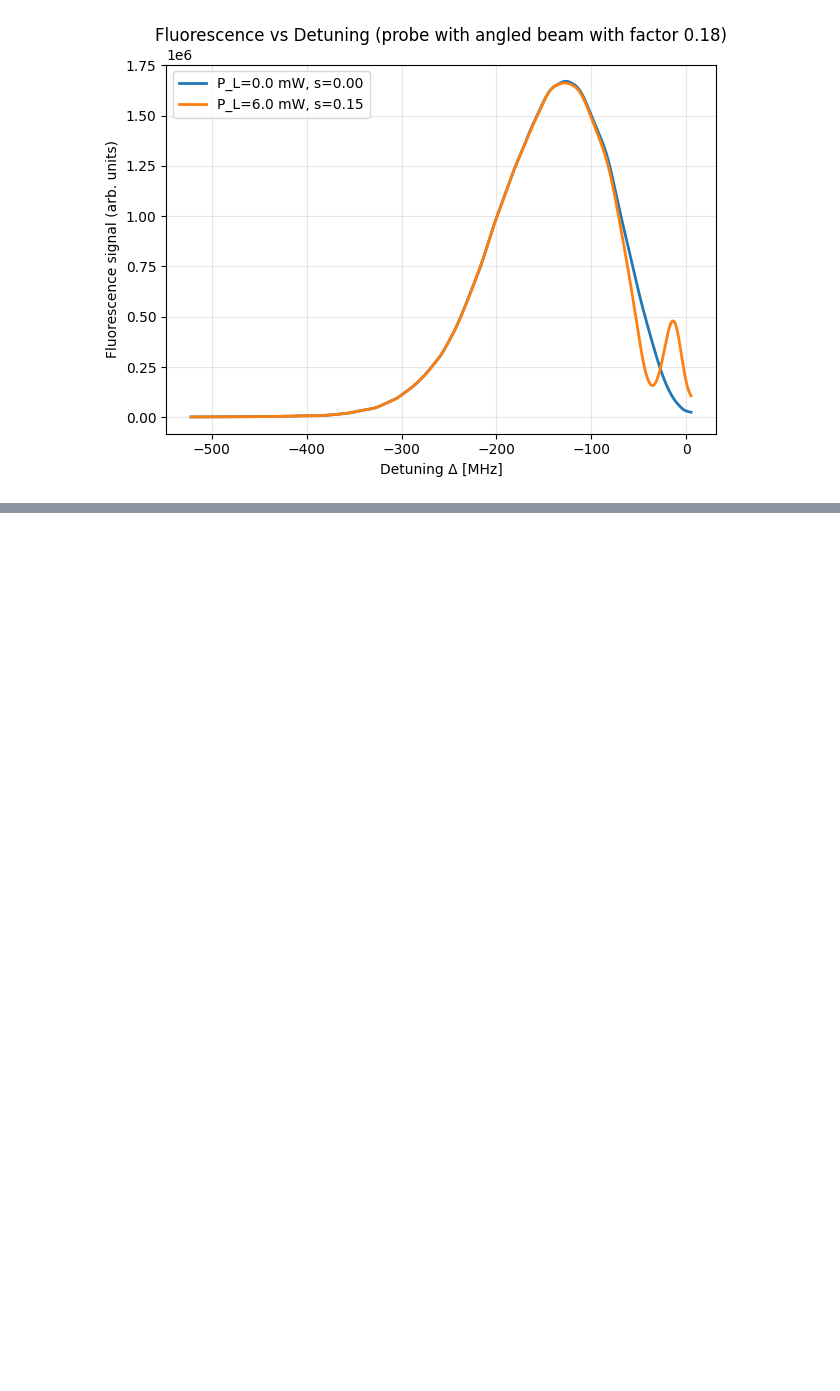
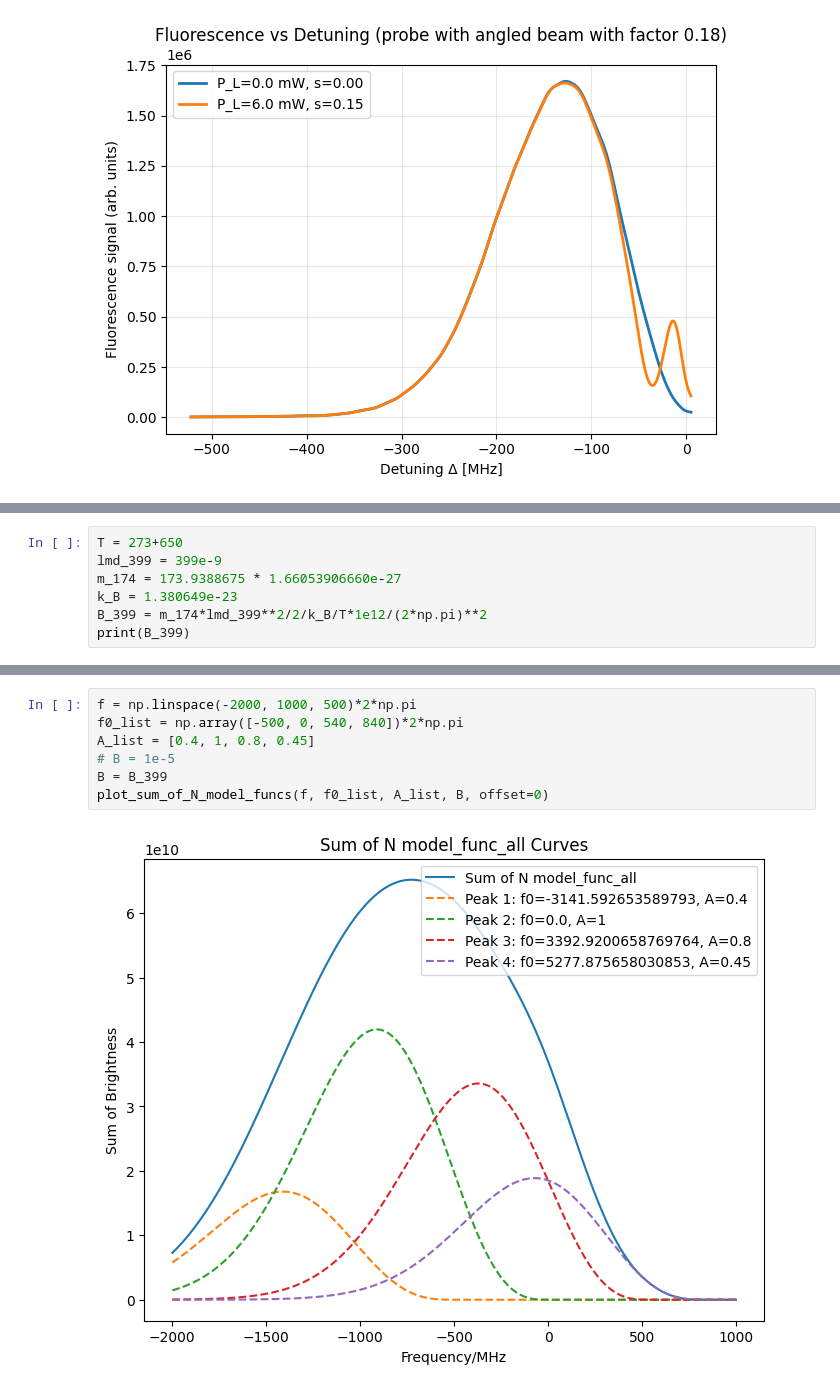
Before and after one commit to arw131072/zeeman-slower-test, a Jupyter notebook: power-broadening.ipynb, the cells around one changed output, grey strips where cells are left out. Drawn from its saved outputs; the diff is of its cells as text; blank space fills up the shorter version.

```diff
--- a/power-broadening.ipynb
+++ b/power-broadening.ipynb
@@ -1325,0 +1374,7 @@ plt.show()
+# %%
+T = 273+650
+lmd_399 = 399e-9
+m_174 = 173.9388675 * 1.66053906660e-27
+k_B = 1.380649e-23
+B_399 = m_174*lmd_399**2/2/k_B/T*1e12/(2*np.pi)**2
+print(B_399)
@@ -1325,0 +1394,9 @@ plt.show()
+# %%
+f = np.linspace(-2000, 1000, 500)*2*np.pi
+f0_list = np.array([-500, 0, 540, 840])*2*np.pi
+A_list = [0.4, 1, 0.8, 0.45]
+# B = 1e-5
+B = B_399
+plot_sum_of_N_model_funcs(f, f0_list, A_list, B, offset=0)
+# %% [output]
+[figure, added]
```
Also changed, not shown: parts of 7 cells of this notebook.
